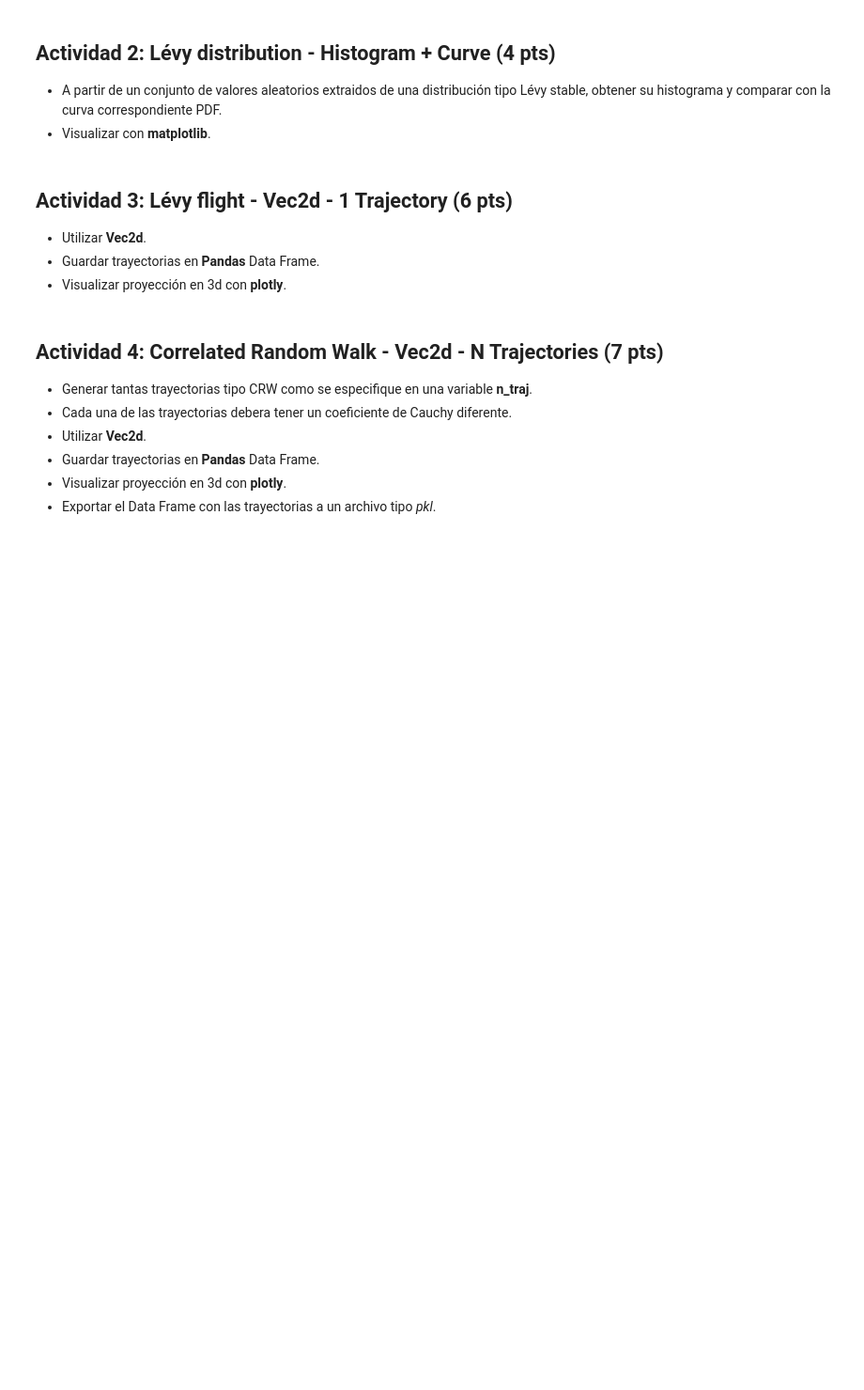
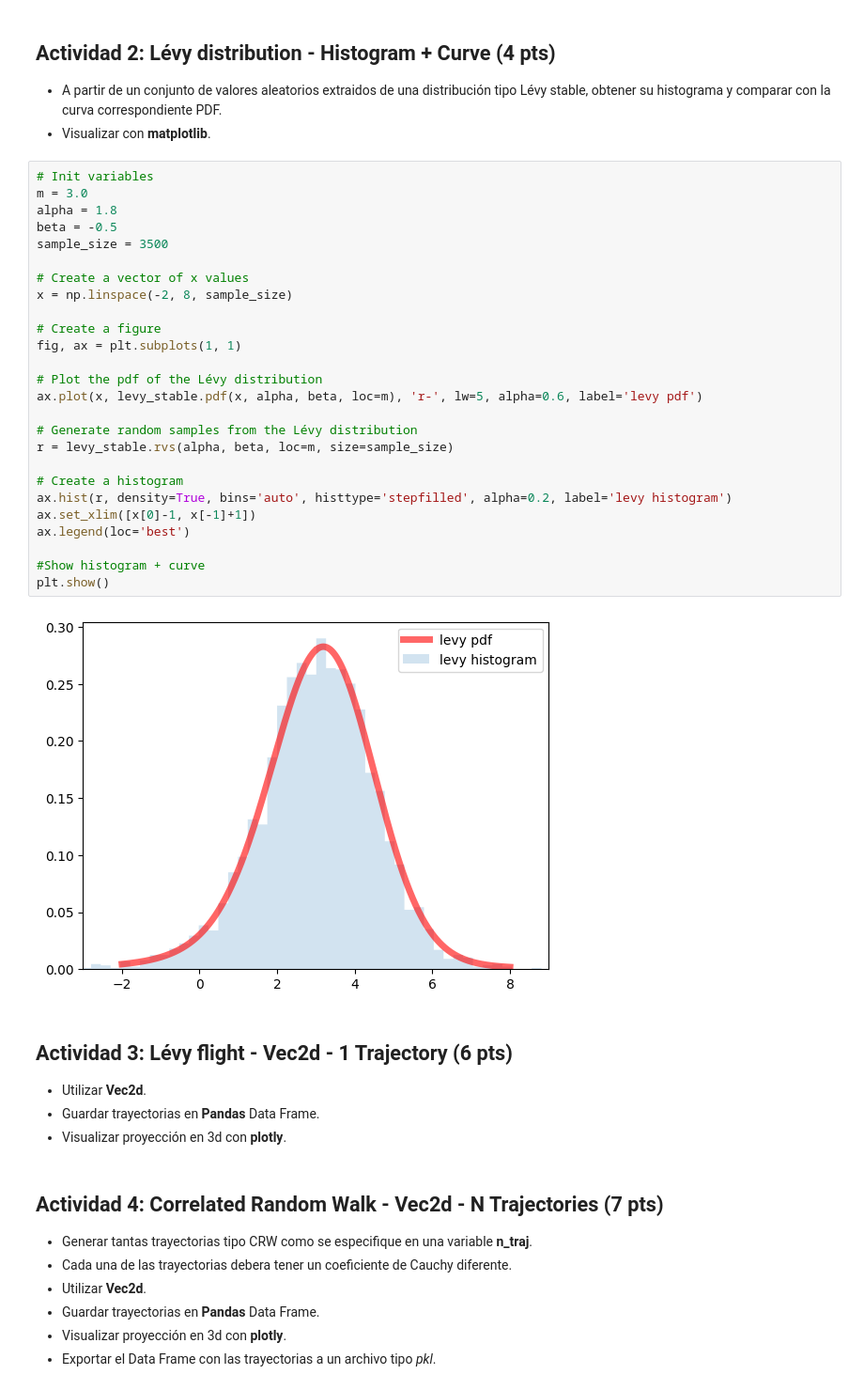
Before and after one commit to edgardominguez23/Random-Walks-II, a Jupyter notebook: TI_1_Practica2.ipynb, the cells around one changed output. Shown: that part at 94% size. Saved outputs shown, nothing was run; the diff lists cells and outputs as text; blank space fills up the shorter version.

Commit message:
Se implementa Lévy distribution - Histograma + Curva

```diff
--- a/TI_1_Practica2.ipynb
+++ b/TI_1_Practica2.ipynb
@@ -103,6 +103,34 @@ fig_Levy_pdf.show()
 
 * A partir de un conjunto de valores aleatorios extraidos de una distribución tipo Lévy stable, obtener su histograma y comparar con la curva correspondiente PDF.
 * Visualizar con **matplotlib**.
+# %%
+# Init variables
+m = 3.0
+alpha = 1.8
+beta = -0.5
+sample_size = 3500
+
+# Create a vector of x values
+x = np.linspace(-2, 8, sample_size)
+
+# Create a figure
+fig, ax = plt.subplots(1, 1)
+
+# Plot the pdf of the Lévy distribution
+ax.plot(x, levy_stable.pdf(x, alpha, beta, loc=m), 'r-', lw=5, alpha=0.6, label='levy pdf')
+
+# Generate random samples from the Lévy distribution
+r = levy_stable.rvs(alpha, beta, loc=m, size=sample_size)
+
+# Create a histogram
+ax.hist(r, density=True, bins='auto', histtype='stepfilled', alpha=0.2, label='levy histogram')
+ax.set_xlim([x[0]-1, x[-1]+1])
+ax.legend(loc='best')
+
+#Show histogram + curve
+plt.show()
+# %% [output]
+[figure, added]
 # %% [markdown]
 ## Actividad 3: Lévy ﬂight - Vec2d - 1 Trajectory (6 pts)
 
```
